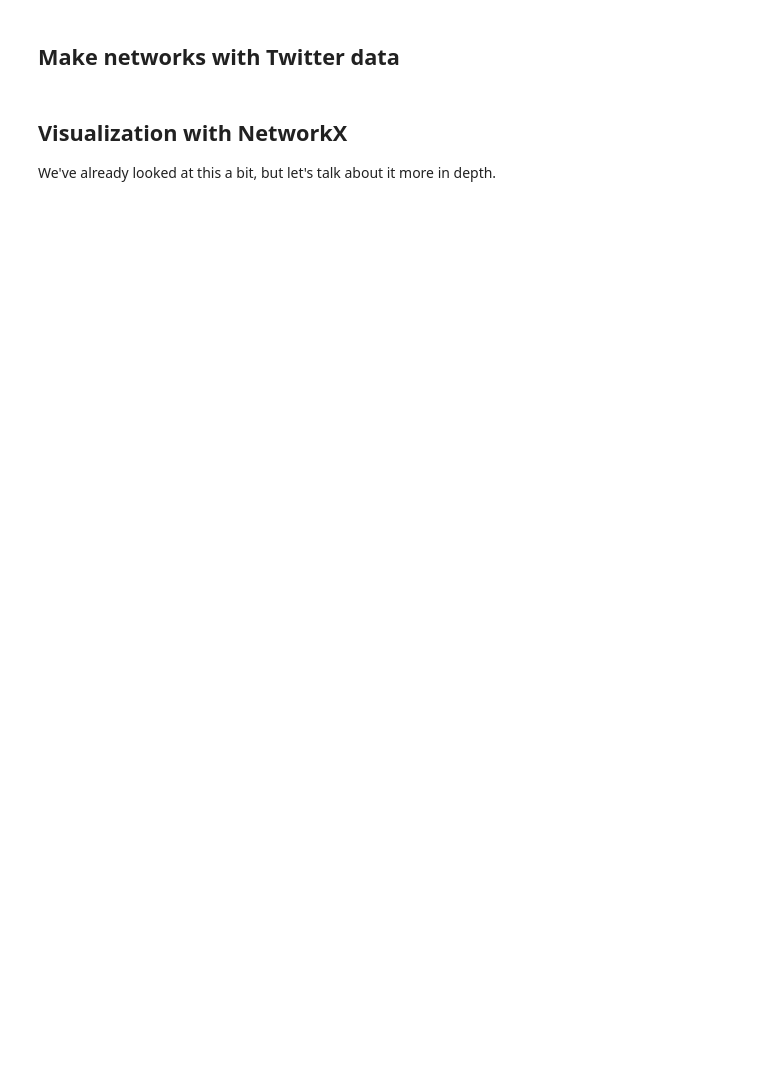
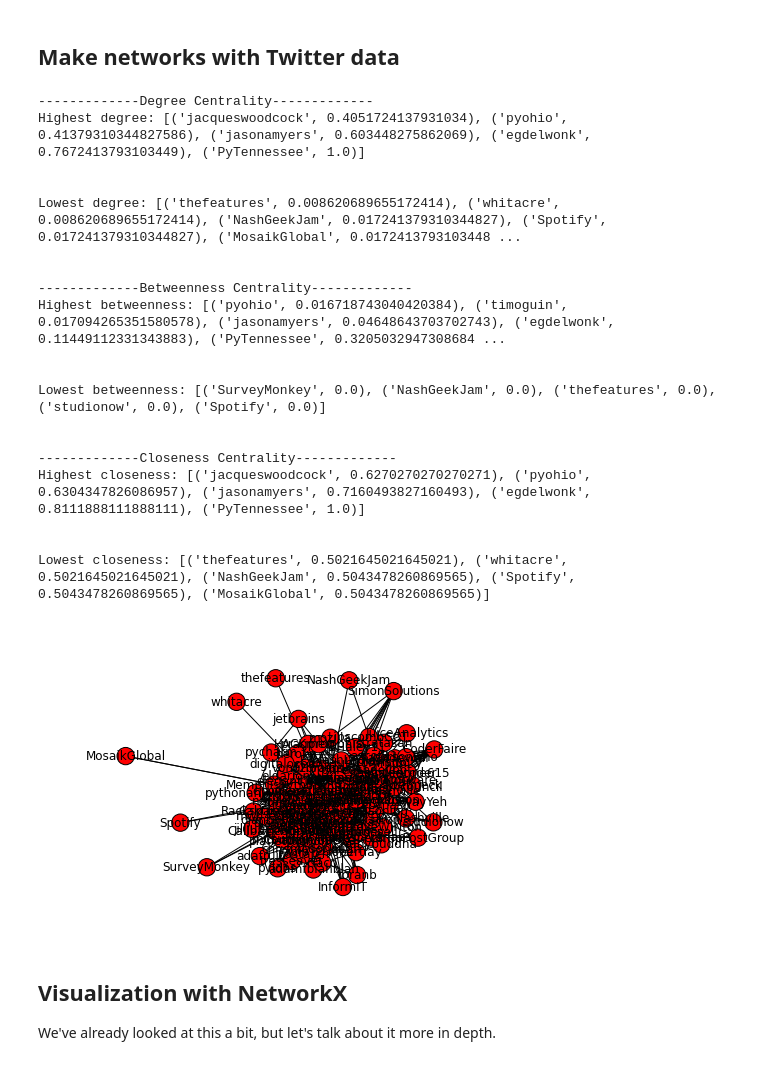
Before and after one commit to sarguido/networkx-tutorial, a Jupyter notebook: notebooks/NetworkX Tutorial.ipynb, the cells around one changed output. Cells and saved outputs as stored; diff of their text form; code cells hidden in the pictures; blank space fills up the shorter version.

Commit message:
Moved pair files, updated tutorial section.

```diff
--- a/notebooks/NetworkX Tutorial.ipynb
+++ b/notebooks/NetworkX Tutorial.ipynb
@@ -50,0 +38,15 @@ jasonamyers
+# %%
+import os
+
+for (dir_path, dir_names, file_names) in os.walk('../data/friend_relationships/'):
+    f = file_names
+# %%
+for file_name in f:
+    with open('../data/friend_relationships/' + file_name) as p:
+        pair_data = json.load(p)
+        for k in pair_data.keys():
+            twitter_pair = k.split()
+            if pair_data[k]['relationship']['source']['following'] is True or pair_data[k]['relationship']['source']['followed_by'] is True:
+                pairs.append((str(twitter_pair[0]), str(twitter_pair[1])))
+
+print len(pairs)
@@ -51,3 +55,67 @@ jasonamyers
 # %% [markdown]
 ## Make networks with Twitter data
+# %%
+%matplotlib inline
+import networkx as nx
+import random
+import operator
+
+# Build an undirected graph. What's going on?
+g = nx.Graph()
+g.add_edges_from(pairs)
+#random_pairs = random.sample(pairs, 100)
+#g.add_edges_from(random_pairs)
+nx.draw(g)
+
+# How connected is the network?
+# Very connected!
+
+# Centrality: which nodes have the highest/lowest degree centrality?
+degree_centrality = nx.degree_centrality(g)
+degree_sorted = sorted(degree_centrality.iteritems(), key=operator.itemgetter(1))
+print '-------------Degree Centrality-------------'
+print 'Highest degree:', degree_sorted[-5:]
+print '\n'
+print 'Lowest degree:', degree_sorted[:5]
+print '\n'
+
+# Centrality: which nodes have the highest/lowest betweenness centrality?
+betweenness = nx.betweenness_centrality(g)
+betweenness_sorted = sorted(betweenness.iteritems(), key=operator.itemgetter(1))
+print '-------------Betweenness Centrality-------------'
+print 'Highest betweenness:', betweenness_sorted[-5:]
+print '\n'
+print 'Lowest betweenness:', betweenness_sorted[:5]
+print '\n'
+
+# Centrality: which nodes have the highest/lowest closeness centrality?
+closeness = nx.closeness_centrality(g)
+closeness_sorted = sorted(closeness.iteritems(), key=operator.itemgetter(1))
+print '-------------Closeness Centrality-------------'
+print 'Highest closeness:', closeness_sorted[-5:]
+print '\n'
+print 'Lowest closeness:', closeness_sorted[:5]
+
+# At the end, discuss these questions more in-depth.
+# %% [output]
+-------------Degree Centrality-------------
+Highest degree: [('jacqueswoodcock', 0.4051724137931034), ('pyohio', 0.41379310344827586), ('jasonamyers', 0.603448275862069), ('egdelwonk', 0.7672413793103449), ('PyTennessee', 1.0)]
+
+
+Lowest degree: [('thefeatures', 0.008620689655172414), ('whitacre', 0.008620689655172414), ('NashGeekJam', 0.017241379310344827), ('Spotify', 0.017241379310344827), ('MosaikGlobal', 0.0172413793103448 ...
+
+
+-------------Betweenness Centrality-------------
+Highest betweenness: [('pyohio', 0.016718743040420384), ('timoguin', 0.017094265351580578), ('jasonamyers', 0.04648643703702743), ('egdelwonk', 0.11449112331343883), ('PyTennessee', 0.3205032947308684 ...
+
+
+Lowest betweenness: [('SurveyMonkey', 0.0), ('NashGeekJam', 0.0), ('thefeatures', 0.0), ('studionow', 0.0), ('Spotify', 0.0)]
+
+
+-------------Closeness Centrality-------------
+Highest closeness: [('jacqueswoodcock', 0.6270270270270271), ('pyohio', 0.6304347826086957), ('jasonamyers', 0.7160493827160493), ('egdelwonk', 0.8111888111888111), ('PyTennessee', 1.0)]
+
+
+Lowest closeness: [('thefeatures', 0.5021645021645021), ('whitacre', 0.5021645021645021), ('NashGeekJam', 0.5043478260869565), ('Spotify', 0.5043478260869565), ('MosaikGlobal', 0.5043478260869565)]
+[figure, added]
 # %%
```
Also changed, not shown: parts of 3 cells of this notebook, 10 other files.
